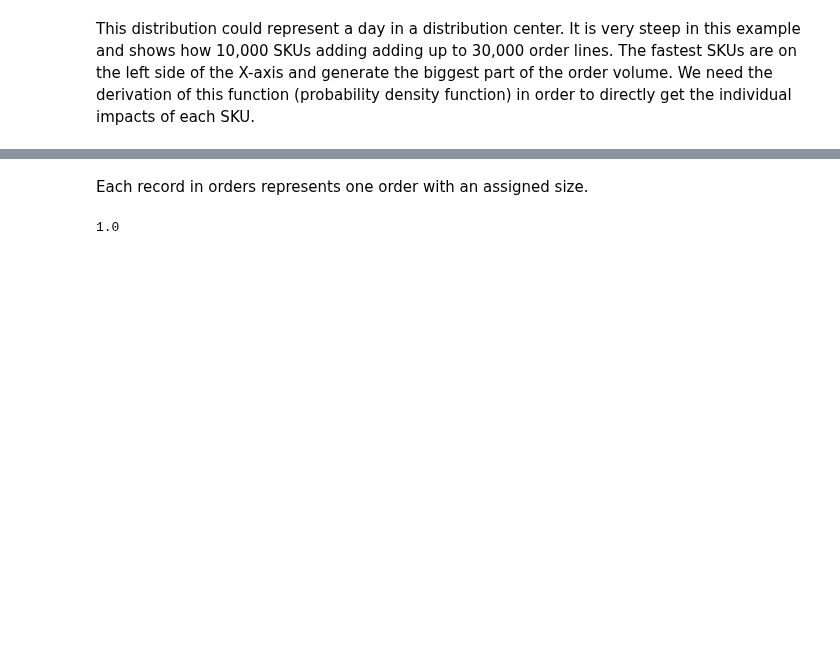
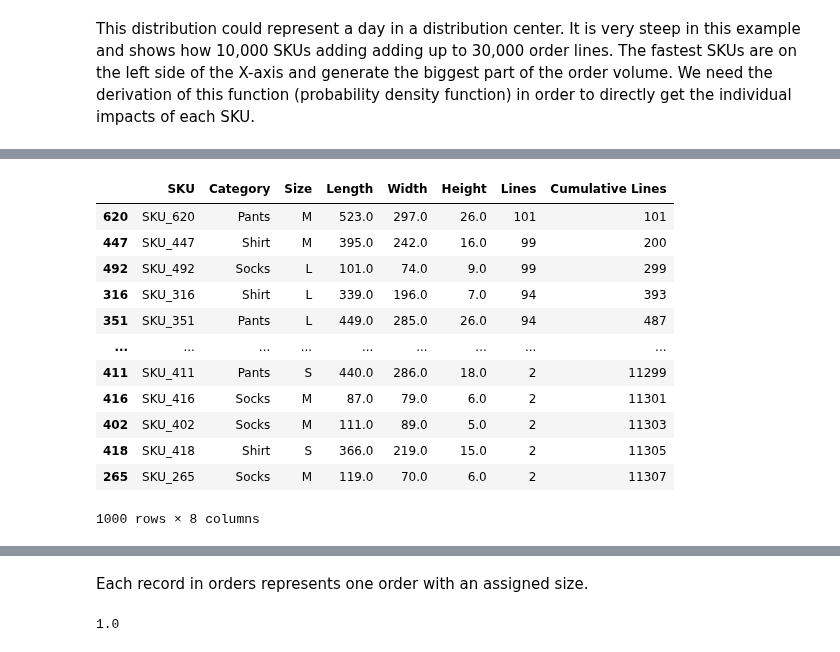
Before and after one commit to LarsTinnefeld/random-operations-generator, a Jupyter notebook: random_generators.ipynb, the cells around one changed output, grey strips where cells are left out. Cells and saved outputs as stored; diff of their text form; code cells hidden in the pictures; blank space fills up the shorter version.

```diff
--- a/random_generators.ipynb
+++ b/random_generators.ipynb
@@ -369,0 +402,18 @@ pareto_pdf.min()
+# %%
+df_fashion_skus.sort_values('Lines', ascending=False, inplace=True).reset_
+df_fashion_skus['Cumulative Lines'] = np.cumsum(df_fashion_skus['Lines'])
+df_fashion_skus
+# %% [output]
+|  | SKU | Category | Size | Length | Width | Height | Lines | Cumulative Lines |
+| 620 | SKU_620 | Pants | M | 523.0 | 297.0 | 26.0 | 101 | 101 |
+| 447 | SKU_447 | Shirt | M | 395.0 | 242.0 | 16.0 | 99 | 200 |
+| 492 | SKU_492 | Socks | L | 101.0 | 74.0 | 9.0 | 99 | 299 |
+| 316 | SKU_316 | Shirt | L | 339.0 | 196.0 | 7.0 | 94 | 393 |
+| 351 | SKU_351 | Pants | L | 449.0 | 285.0 | 26.0 | 94 | 487 |
+| ... | ... | ... | ... | ... | ... | ... | ... | ... |
+| 411 | SKU_411 | Pants | S | 440.0 | 286.0 | 18.0 | 2 | 11299 |
+| 416 | SKU_416 | Socks | M | 87.0 | 79.0 | 6.0 | 2 | 11301 |
+| 402 | SKU_402 | Socks | M | 111.0 | 89.0 | 5.0 | 2 | 11303 |
+| 418 | SKU_418 | Shirt | S | 366.0 | 219.0 | 15.0 | 2 | 11305 |
+| 265 | SKU_265 | Socks | M | 119.0 | 70.0 | 6.0 | 2 | 11307 |
+1000 rows × 8 columns
```
Also changed, not shown: parts of 20 cells of this notebook.
